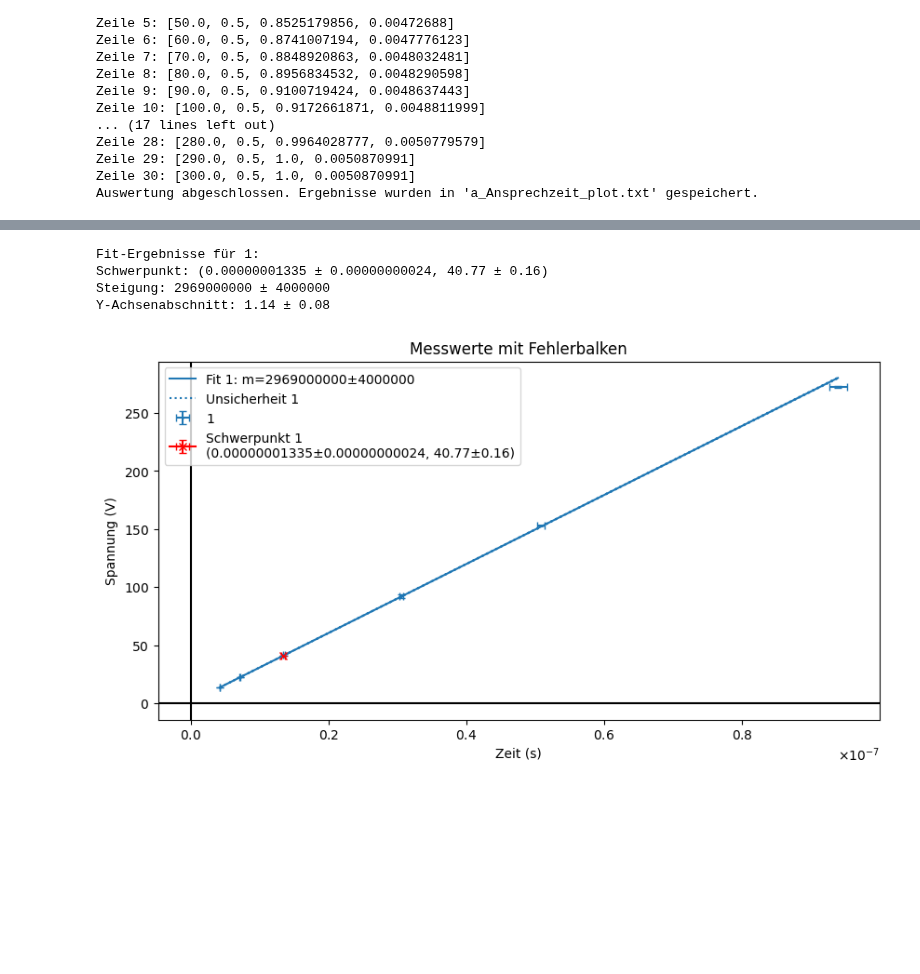
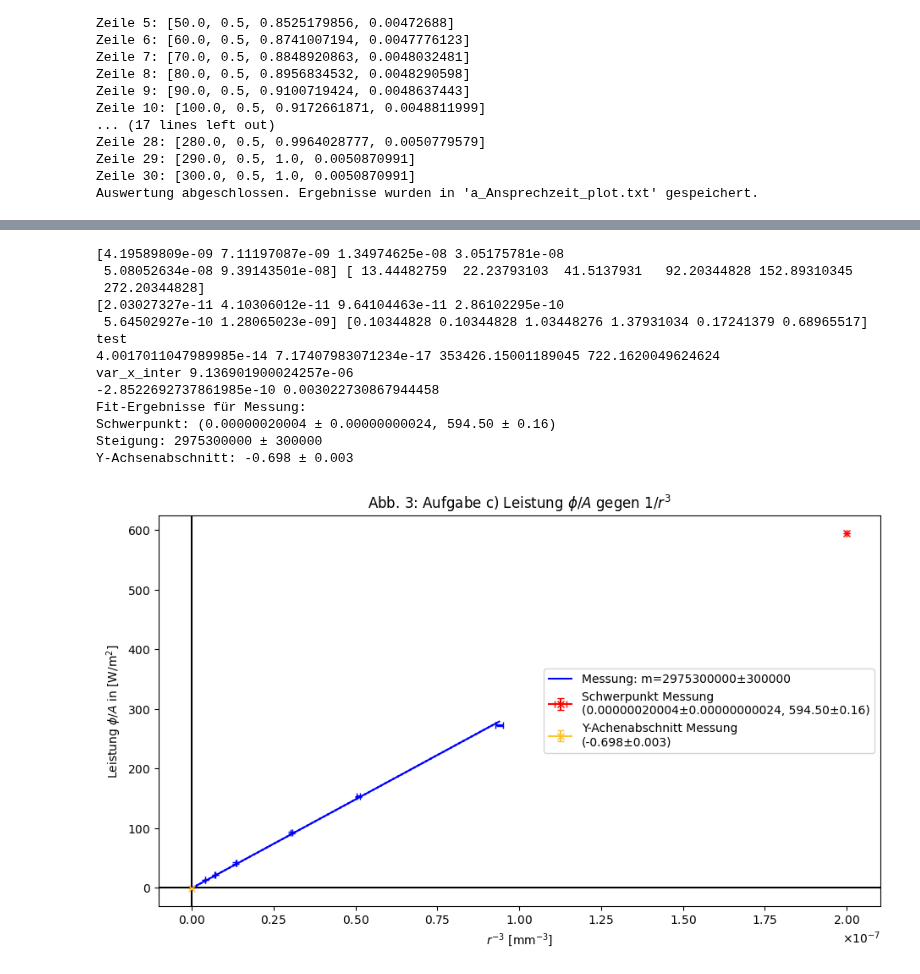
Before and after one commit to Patrixon0/data-analysis-plotting-tool, a Jupyter notebook: P3/Theo_Patrick/372/372_main.ipynb, the cells around one changed output, grey strips where cells are left out. Cells and saved outputs as stored; diff of their text form; code cells hidden in the pictures; blank space fills up the shorter version.

```diff
--- a/P3/Theo_Patrick/372/372_main.ipynb
+++ b/P3/Theo_Patrick/372/372_main.ipynb
@@ -152,36 +205,45 @@ Auswertung abgeschlossen. Ergebnisse wurden in 'c1_plot.txt' gespeichert.
 # %%
 geraden_fit(
     exp_nr='',
     file_n='c1_plot.txt',
     title=r'Abb. 3: Aufgabe c) Leistung $\phi / A$ gegen $1/r^3$',
     y_label=r'Leistung $\phi / A$ in [$\text{W} / \text{m}^2$]',
     x_label=r'$r^{-3}$ [$\text{mm}^{-3}$]',
     save=True,
     length=11,
     height=6,
     x_axis=0,
     y_axis=0,
     # x_major_ticks=50,   # Hauptticks alle 10 Einheiten
     # x_minor_ticks=10,    # Nebenticks alle 1 Einheit
     # y_major_ticks=0.2,
     # y_minor_ticks=0.05,
     legendlocation='best',
     y_labels=['Messung'],  # Provide labels for each dataset
     # y_markers=['o'],       # Optional: specify markers
     y_colors=['blue'], # Optional: specify colors
     x_decimal_places=0,
     y_decimal_places=1,
     plot_errors =  True,
     linear_fit=True,
     plot_y_inter=True,
-    size = 1.3
+    size = 1.3,
 )
 # %% [output]
-Fit-Ergebnisse für 1:
-Schwerpunkt: (0.00000001335 ± 0.00000000024, 40.77 ± 0.16)
-Steigung: 2969000000 ± 4000000
-Y-Achsenabschnitt: 1.14 ± 0.08
+[4.19589809e-09 7.11197087e-09 1.34974625e-08 3.05175781e-08
+ 5.08052634e-08 9.39143501e-08] [ 13.44482759  22.23793103  41.5137931   92.20344828 152.89310345
+ 272.20344828]
+[2.03027327e-11 4.10306012e-11 9.64104463e-11 2.86102295e-10
+ 5.64502927e-10 1.28065023e-09] [0.10344828 0.10344828 1.03448276 1.37931034 0.17241379 0.68965517]
+test
+4.0017011047989985e-14 7.17407983071234e-17 353426.15001189045 722.1620049624624
+var_x_inter 9.136901900024257e-06
+-2.8522692737861985e-10 0.003022730867944458
+Fit-Ergebnisse für Messung:
+Schwerpunkt: (0.00000020004 ± 0.00000000024, 594.50 ± 0.16)
+Steigung: 2975300000 ± 300000
+Y-Achsenabschnitt: -0.698 ± 0.003
-[figure, old version]
+[figure, new version]
 # %%
 # Temp.koeffizienten
 a = 4.82 * 10**-3
```
Also changed, not shown: parts of 6 cells of this notebook, 9 other files.
